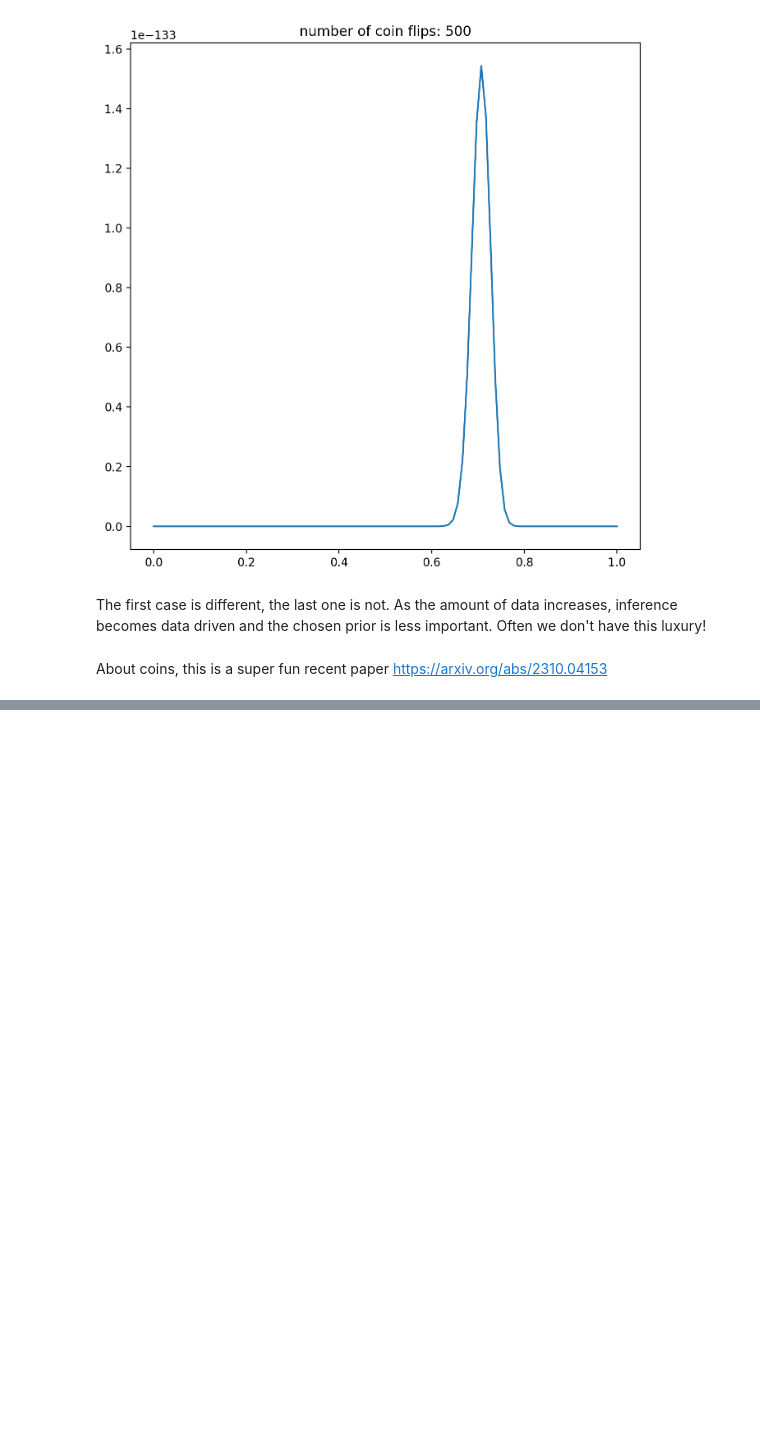
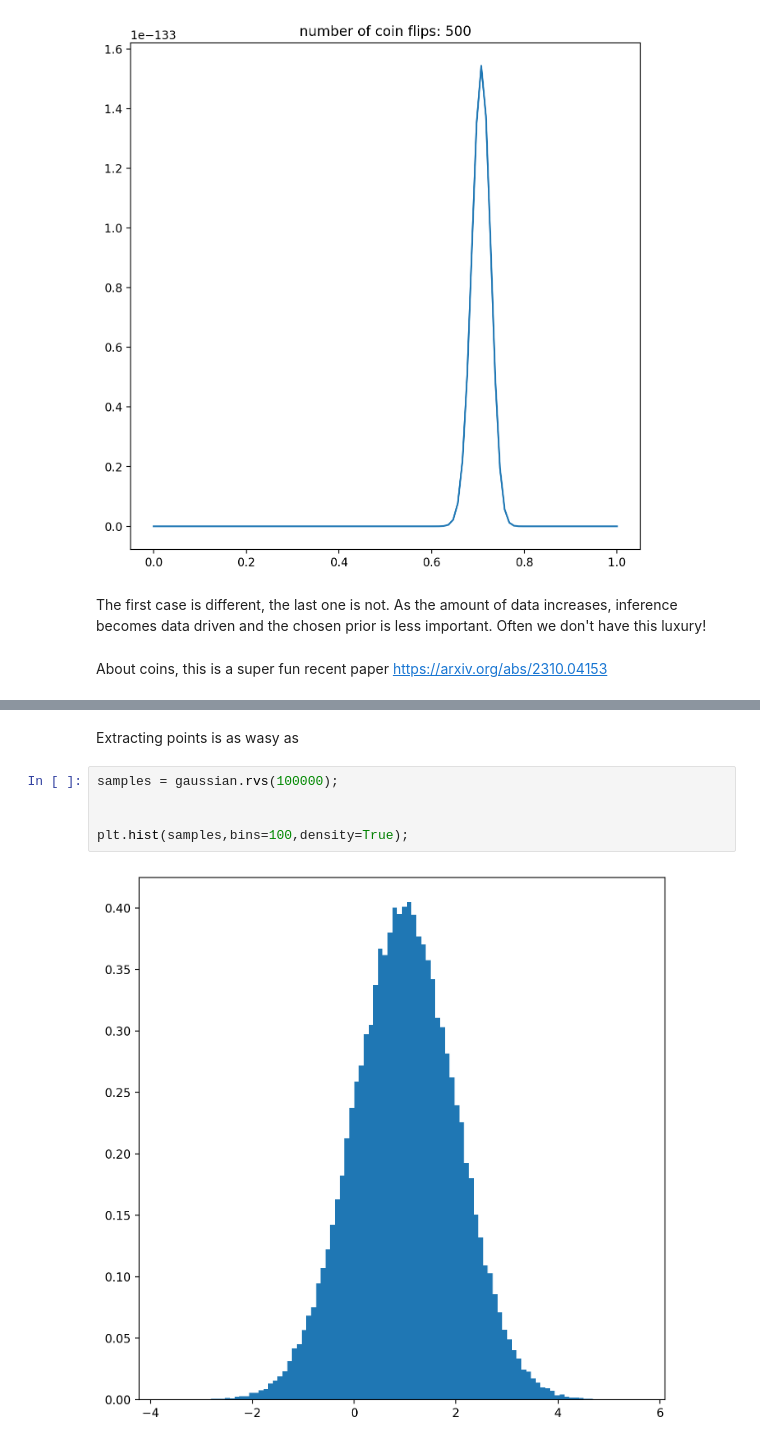
Before and after one commit to dgerosa/machinelearning4physics_bicocca_2024, a Jupyter notebook: lectures/L02_sampling.ipynb, the cells around one changed output, grey strips where cells are left out. Drawn from its saved outputs; the diff is of its cells as text; blank space fills up the shorter version.

```diff
--- a/lectures/L02_sampling.ipynb
+++ b/lectures/L02_sampling.ipynb
@@ -465,0 +497,9 @@ About coins, this is a super fun recent paper [https://arxiv.org/abs/2310.04153]
+# %% [markdown]
+Extracting points is as wasy as
+# %%
+samples = gaussian.rvs(100000);
+
+
+plt.hist(samples,bins=100,density=True);
+# %% [output]
+[figure, added]
```
Also changed, not shown: parts of 21 cells of this notebook, 1 other file.
